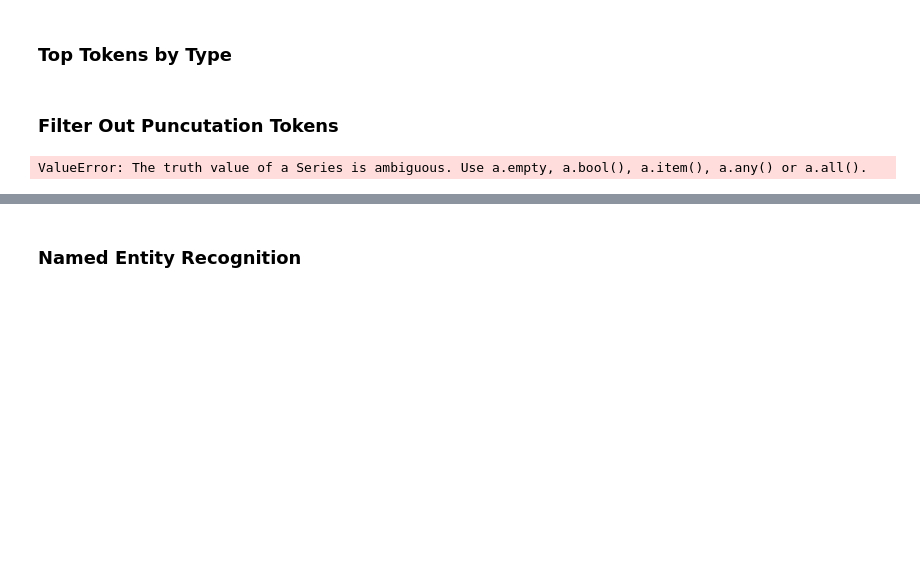
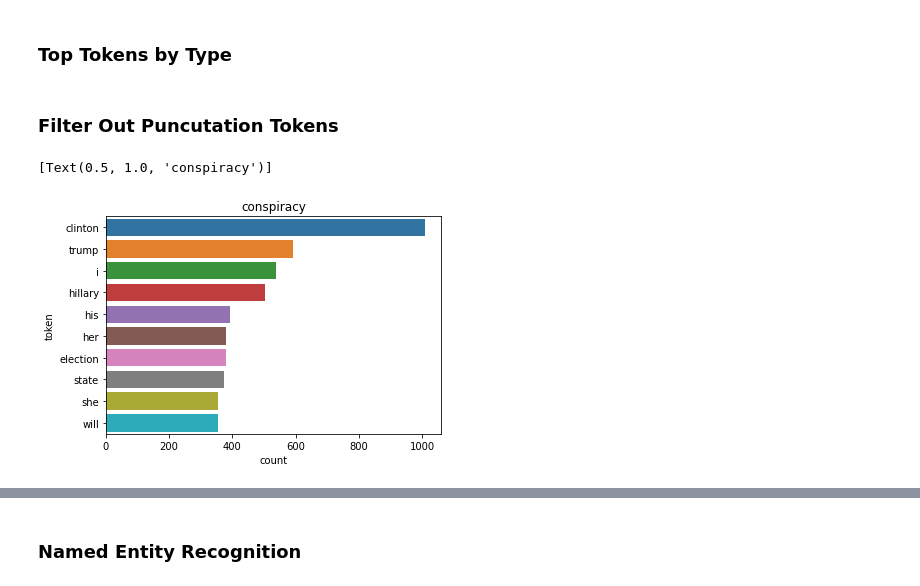
Before and after one commit to haleyej/ala_470_proj, a Jupyter notebook: viz.ipynb, the cells around one changed output, grey strips where cells are left out. Saved outputs shown, nothing was run; the diff lists cells and outputs as text; code cells hidden in the pictures; blank space fills up the shorter version.

```diff
--- a/viz.ipynb
+++ b/viz.ipynb
@@ -49,8 +54,7 @@ df['text_normalized'] = df['text'].str.lower()
 # %%
 df['tokens'] = df['text_normalized'].apply(lambda t: [word for sent in nltk.sent_tokenize(t) for word in nltk.word_tokenize(sent)])
 # %%
-stop_words = stopwords.words('english')
-df['non_stopwords'] = df['tokens'].apply(lambda x: [w for w in x if w not in stop_words])
+df['non_stopwords'] = df['tokens'].apply(lambda x: [w for w in x if w not in stopwords])
 df['non_stopwords_count'] = df['non_stopwords'].apply(len)
 # %% [markdown]
 <h3>Top Tokens by Type</h3>
@@ -67,11 +71,9 @@ for i in range(len(types)):
 <h3>Filter Out Puncutation Tokens</h3>
 # %%
 punctuation = ["'", "'", '"', '"', ".", "?", ",", "!", "-", ",", ".", '”', '“', ";", ":", "(", ")", "’",
-               '–', "&", '``', "''", "'s", "..."]
+               '–', "&", '``', "''", "'s", "...", "http", "www", "https"]
 # %%
 for i in range(len(top_tokens)):
-    current = top_tokens[i].reset_index().rename(columns = {'index': 'token'} )
+    current = top_tokens[i].reset_index().rename(columns = {'index': 'token', 'non_stopwords': 'count'} )
     current = current[current['token'].apply(lambda s: s not in punctuation) == True]
     top_tokens[i] = current
-# %% [output]
-ValueError: The truth value of a Series is ambiguous. Use a.empty, a.bool(), a.item(), a.any() or a.all().
@@ -79,0 +80,7 @@ top_tokens[-1][:20]
+# %%
+wub = top_tokens[1].sort_values(by = 'count', ascending = False)[:10]
+# %%
+sns.barplot(x = wub['count'], y = wub['token']).set(title = types[1])
+# %% [output]
+[Text(0.5, 1.0, 'conspiracy')]
+[figure, added]
```
Also changed, not shown: parts of 5 cells of this notebook, 2 other files.
